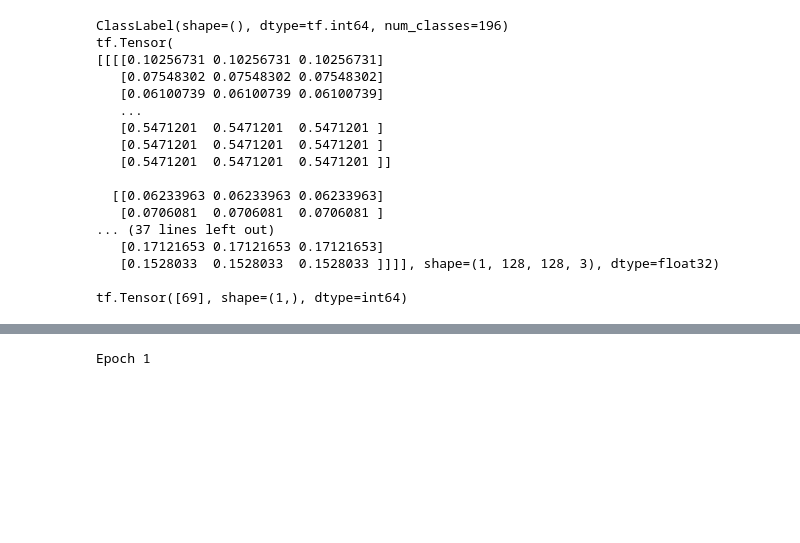
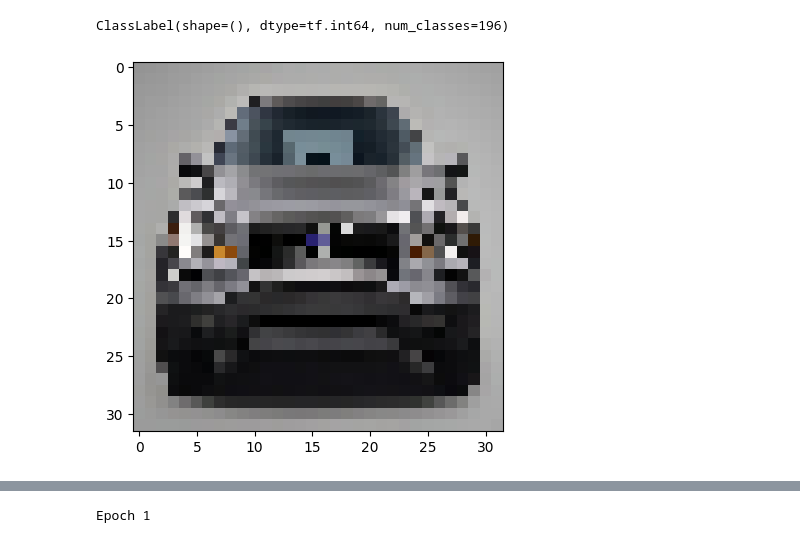
Before and after one commit to pkorytkin/Tensorflow_FKI_fall_2022, a Jupyter notebook: 2022.11.18/CARS196_CNN.ipynb, the cells around one changed output, grey strips where cells are left out. Cells and saved outputs as stored; diff of their text form; code cells hidden in the pictures; blank space fills up the shorter version.

```diff
--- a/2022.11.18/CARS196_CNN.ipynb
+++ b/2022.11.18/CARS196_CNN.ipynb
@@ -13,58 +15,49 @@ import tensorflow_datasets as tfds
 # %%
+num_classes=196
 (ds_train, ds_test), ds_info = tfds.load(
     'cars196',
     split=['train', 'test'],
     shuffle_files=True,
     as_supervised=True,
     with_info=True,
 )
 print(ds_info.features['label'])
 def prepare_img(image, label):
     """Normalizes images: `uint8` -> `float32`."""
     #output = tf.image.crop_and_resize(image, boxes, box_indices, CROP_SIZE)
 
     image2=tf.image.central_crop(image,1)
-    image3=tf.image.resize(image2,[128,128])
+    image3=tf.image.resize(image2,[32,32])
+    #image4=tf.image.no
+    #image4=tf.image.rgb_to_grayscale(image3)
+    #label = keras.utils.to_categorical(label, num_classes)
     return tf.cast(image3, tf.float32) / 255., label
 
 ds_train = ds_train.map(prepare_img, num_parallel_calls=tf.data.AUTOTUNE)
 ds_test = ds_test.map(prepare_img, num_parallel_calls=tf.data.AUTOTUNE)
 
 #ds_train = ds_train.cache("ds_train")
 #ds_test = ds_train.cache("ds_test")
 
 #ds_train = ds_train.shuffle(ds_info.splits['train'].num_examples)
-ds_train = ds_train.batch(1)
-
-for label,image in ds_train:
-    print(label)
-    print()
-    print(image)
+ds_train = ds_train.batch(1000)
+ds_test=ds_test.batch(1000)
+for image,label in ds_train:
+    #print(label)
+    #print()
+    #print(image)
+    plt.imshow(image[0].reshape((32,32,3)), interpolation='nearest')
+    plt.show()
     break
 #ds_train = ds_train.prefetch(tf.data.AUTOTUNE)
 
 #print(ds_train.)
 #dataset = tf.data.Dataset.from_generator(get_image, output_shapes=(128, 128), output_types=(tf.float32))
 #print(prepare_img())
 
 #tf.image.crop_and_resize
 #tf.image.
 # %% [output]
 ClassLabel(shape=(), dtype=tf.int64, num_classes=196)
-tf.Tensor(
-[[[[0.10256731 0.10256731 0.10256731]
-   [0.07548302 0.07548302 0.07548302]
-   [0.06100739 0.06100739 0.06100739]
-   ...
-   [0.5471201  0.5471201  0.5471201 ]
-   [0.5471201  0.5471201  0.5471201 ]
-   [0.5471201  0.5471201  0.5471201 ]]
-
-  [[0.06233963 0.06233963 0.06233963]
-   [0.0706081  0.0706081  0.0706081 ]
-... (37 lines left out)
-   [0.17121653 0.17121653 0.17121653]
-   [0.1528033  0.1528033  0.1528033 ]]]], shape=(1, 128, 128, 3), dtype=float32)
-
-tf.Tensor([69], shape=(1,), dtype=int64)
+[figure, added]
 # %%
```
Also changed, not shown: parts of 7 cells of this notebook.
